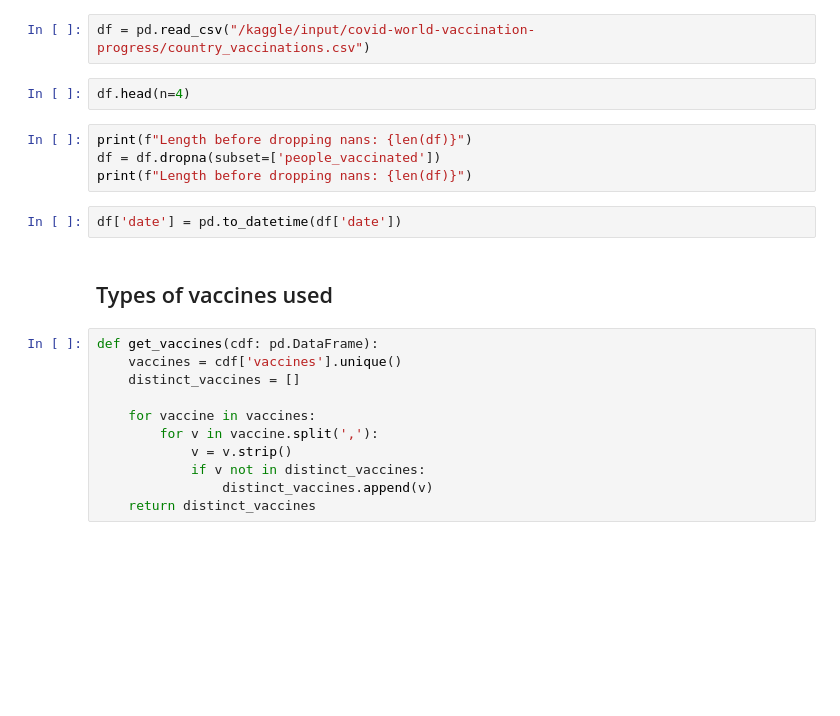
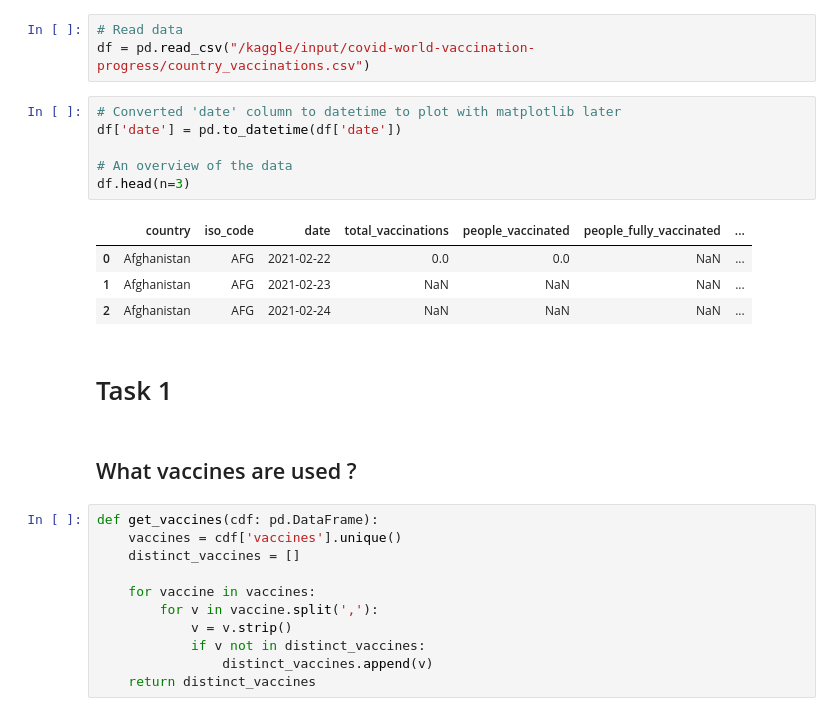
Before and after one commit to Subrahmanyajoshi/Kaggle-submissions, a Jupyter notebook: COVID-19 World Vaccination Progress/covid19-vaccination-details.ipynb, the cells around one changed output. Saved outputs shown, nothing was run; the diff lists cells and outputs as text; blank space fills up the shorter version.

Commit message:
Completed task 1

```diff
--- a/COVID-19 World Vaccination Progress/covid19-vaccination-details.ipynb
+++ b/COVID-19 World Vaccination Progress/covid19-vaccination-details.ipynb
@@ -20,15 +23,21 @@ for dirname, _, filenames in os.walk('/kaggle/input'):
 # %%
+# Read data
 df = pd.read_csv("/kaggle/input/covid-world-vaccination-progress/country_vaccinations.csv")
-# %%
-df.head(n=4)
-# %%
-print(f"Length before dropping nans: {len(df)}")
-df = df.dropna(subset=['people_vaccinated'])
-print(f"Length before dropping nans: {len(df)}")
-# %%
-df['date'] = pd.to_datetime(df['date'])
+# %%
+# Converted 'date' column to datetime to plot with matplotlib later
+df['date'] = pd.to_datetime(df['date'])
+
+# An overview of the data
+df.head(n=3)
+# %% [output]
+|  | country | iso_code | date | total_vaccinations | people_vaccinated | people_fully_vaccinated | ... |
+| 0 | Afghanistan | AFG | 2021-02-22 | 0.0 | 0.0 | NaN | ... |
+| 1 | Afghanistan | AFG | 2021-02-23 | NaN | NaN | NaN | ... |
+| 2 | Afghanistan | AFG | 2021-02-24 | NaN | NaN | NaN | ... |
+# %% [markdown]
+# Task 1
 # %% [markdown]
-## Types of vaccines used
+## What vaccines are used ?
 # %%
 def get_vaccines(cdf: pd.DataFrame):
     vaccines = cdf['vaccines'].unique()
```
Also changed, not shown: parts of 13 cells of this notebook.
